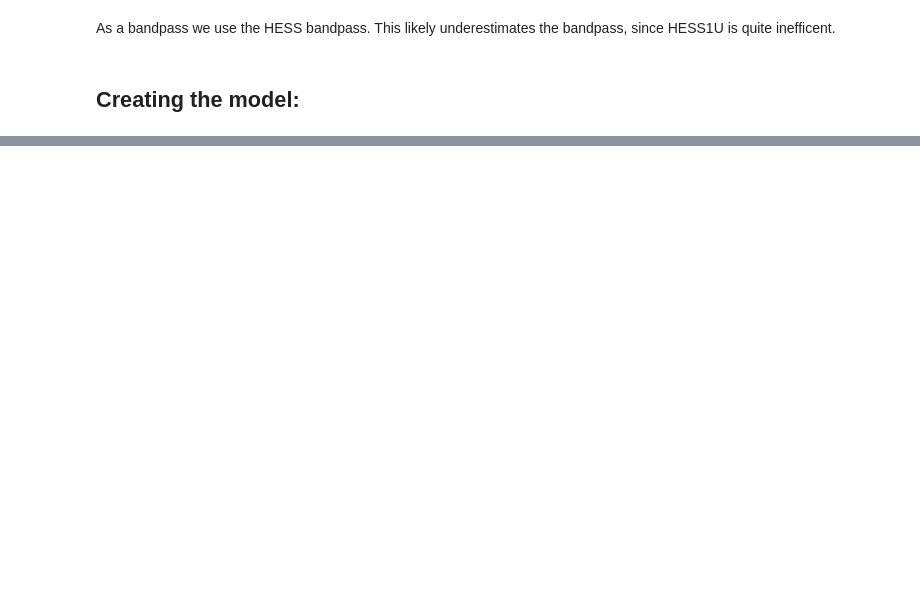
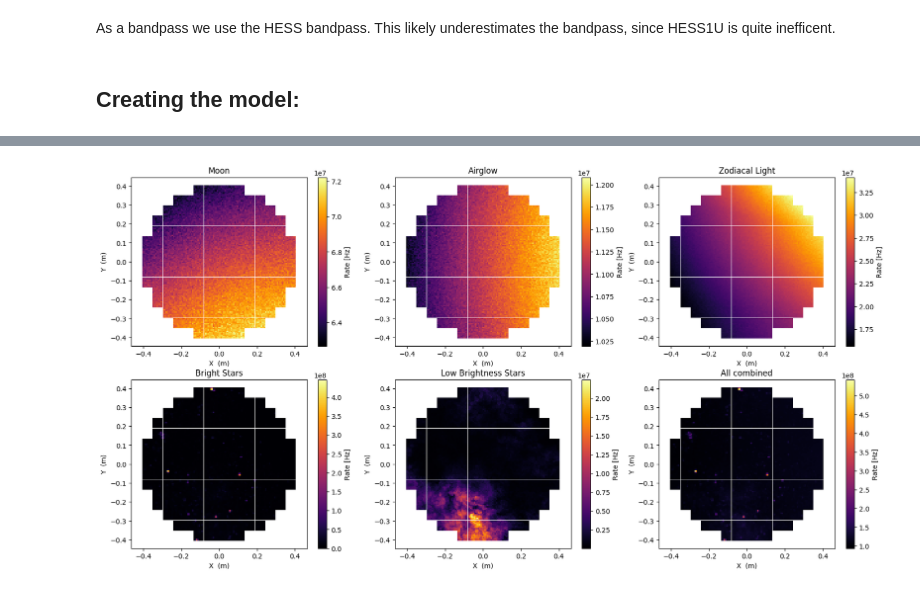
Before and after one commit to GerritRo/nsb2, a Jupyter notebook: examples/pSCT_Tutorial.ipynb, the cells around one changed output, grey strips where cells are left out. Saved outputs shown, nothing was run; the diff lists cells and outputs as text; code cells hidden in the pictures; blank space fills up the shorter version.

```diff
--- a/examples/pSCT_Tutorial.ipynb
+++ b/examples/pSCT_Tutorial.ipynb
@@ -116,0 +123,10 @@ disp.set_limits_minmax(0, 100)
+# %%
+fig, ax = plt.subplots(nrows=2, ncols=3, figsize=(20,10))
+disp1 = ctapipe_disp(cam, pSCT, res[res.source == type(jons)], ax[0,0], 'Rate [Hz]', title='Moon', show_frame=False)
+disp2 = ctapipe_disp(cam, pSCT, res[res.source == type(glow)], ax[0,1], 'Rate [Hz]', title='Airglow', show_frame=False)
+disp3 = ctapipe_disp(cam, pSCT, res[res.source == type(zodi)], ax[0,2], 'Rate [Hz]', title='Zodiacal Light', show_frame=False)
+disp4 = ctapipe_disp(cam, pSCT, res[res.source == type(scat)], ax[1,0], 'Rate [Hz]', title='Bright Stars', show_frame=False)
+disp5 = ctapipe_disp(cam, pSCT, res[res.source == type(smap)], ax[1,1], 'Rate [Hz]', title='Low Brightness Stars', show_frame=False)
+disp6 = ctapipe_disp(cam, pSCT, res, ax[1,2], 'Rate [Hz]', title='All combined', show_frame=False)
+# %% [output]
+[figure, added]
```
Also changed, not shown: parts of 8 cells of this notebook, 2 other files.
